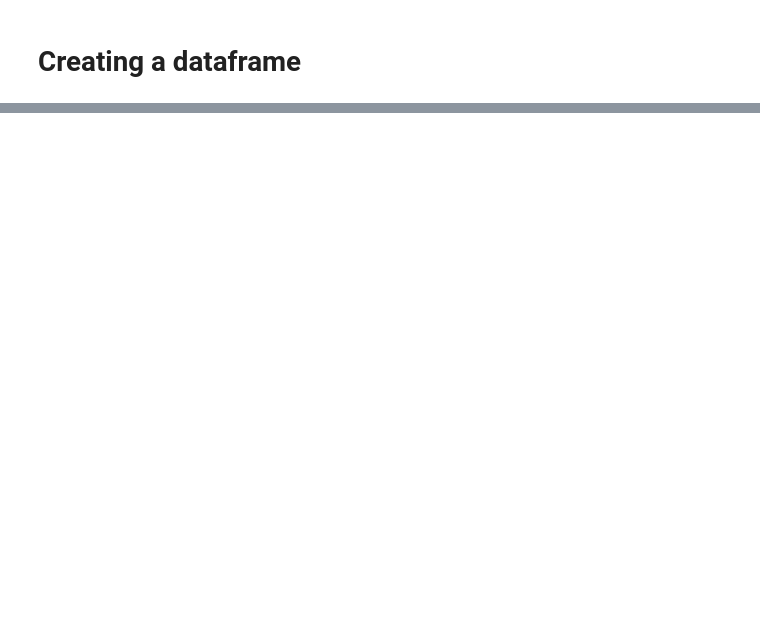
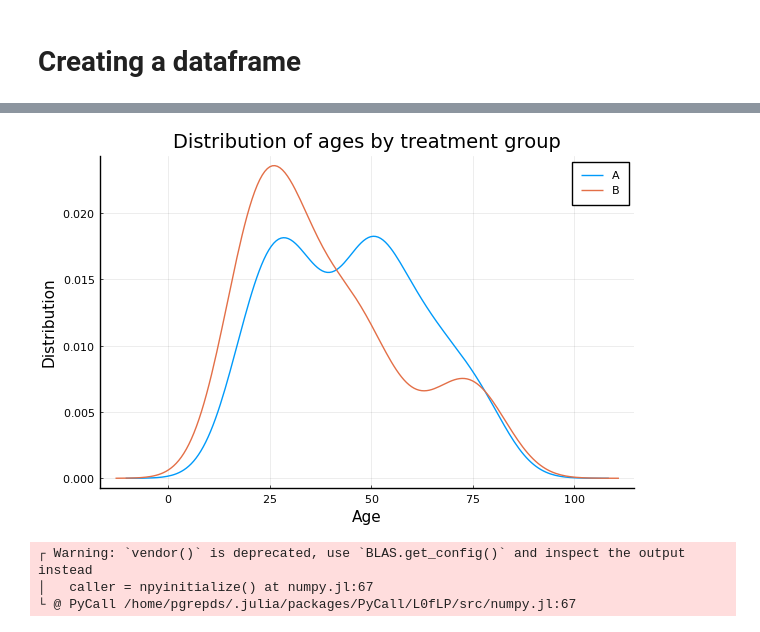
Before and after one commit to pgrepds/julia-playground, a Jupyter notebook: DescriptiveStatistics.ipynb, the cells around one changed output, grey strips where cells are left out. Drawn from its saved outputs; the diff is of its cells as text; code cells hidden in the pictures; blank space fills up the shorter version.

```diff
--- a/DescriptiveStatistics.ipynb
+++ b/DescriptiveStatistics.ipynb
@@ -97,2 +96,4 @@ Maximum:        16.600000
 # %% [markdown]
 # Creating a dataframe
+# %%
+data = DataFrame(Age = age, WCC = wcc, CRP = crp, Treatment = treatment, Result = result)
@@ -98,0 +204,7 @@ Maximum:        16.600000
+# %%
+@df data density(:Age, group = :Treatment, title = "Distribution of ages by treatment group", xlab = "Age", ylab="Distribution", legend=:topright)
+# %% [output]
+[figure, added]
+┌ Warning: `vendor()` is deprecated, use `BLAS.get_config()` and inspect the output instead
+│   caller = npyinitialize() at numpy.jl:67
+└ @ PyCall /home/pgrepds/.julia/packages/PyCall/L0fLP/src/numpy.jl:67
```
Also changed, not shown: parts of 39 cells of this notebook, 1 other file.
